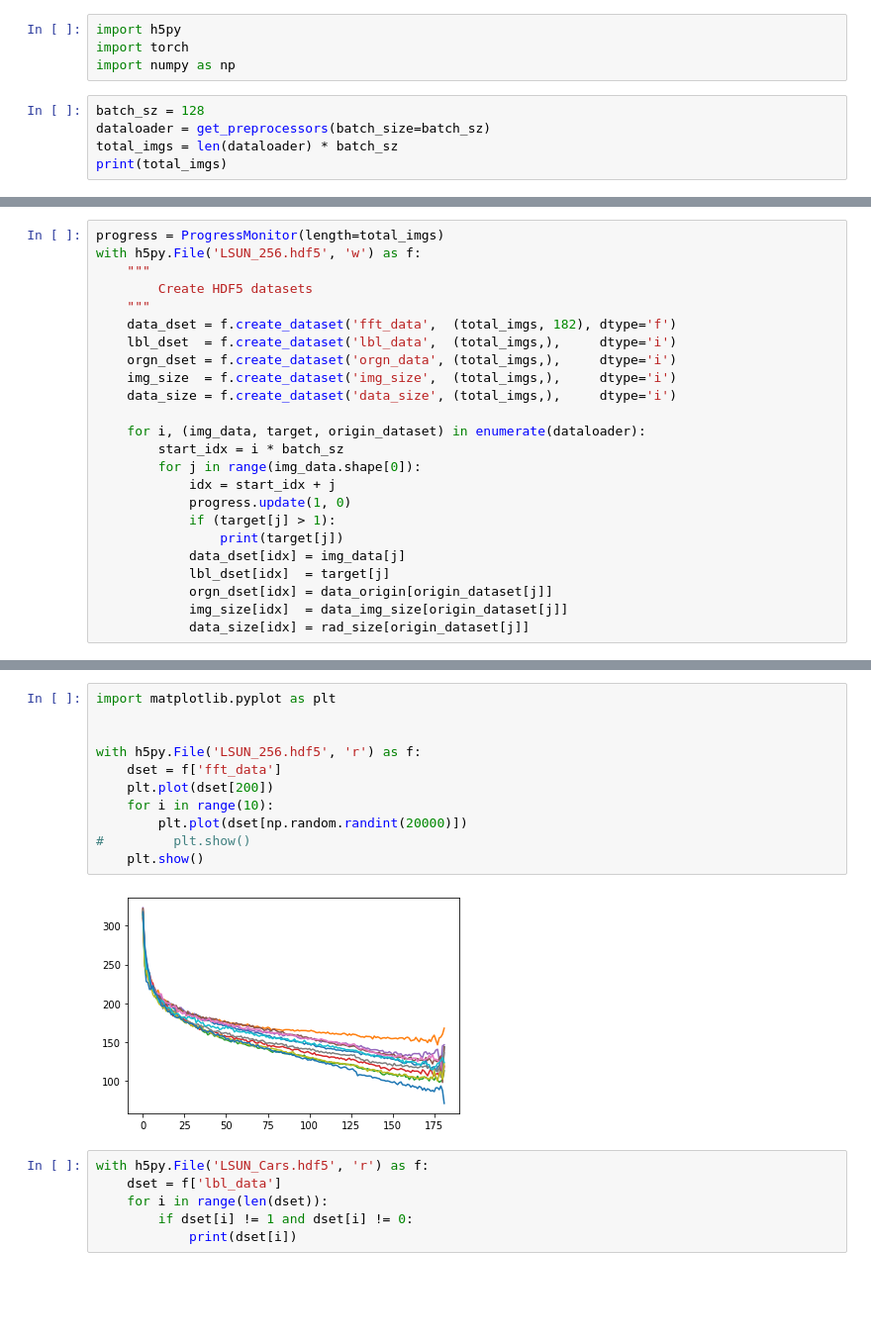
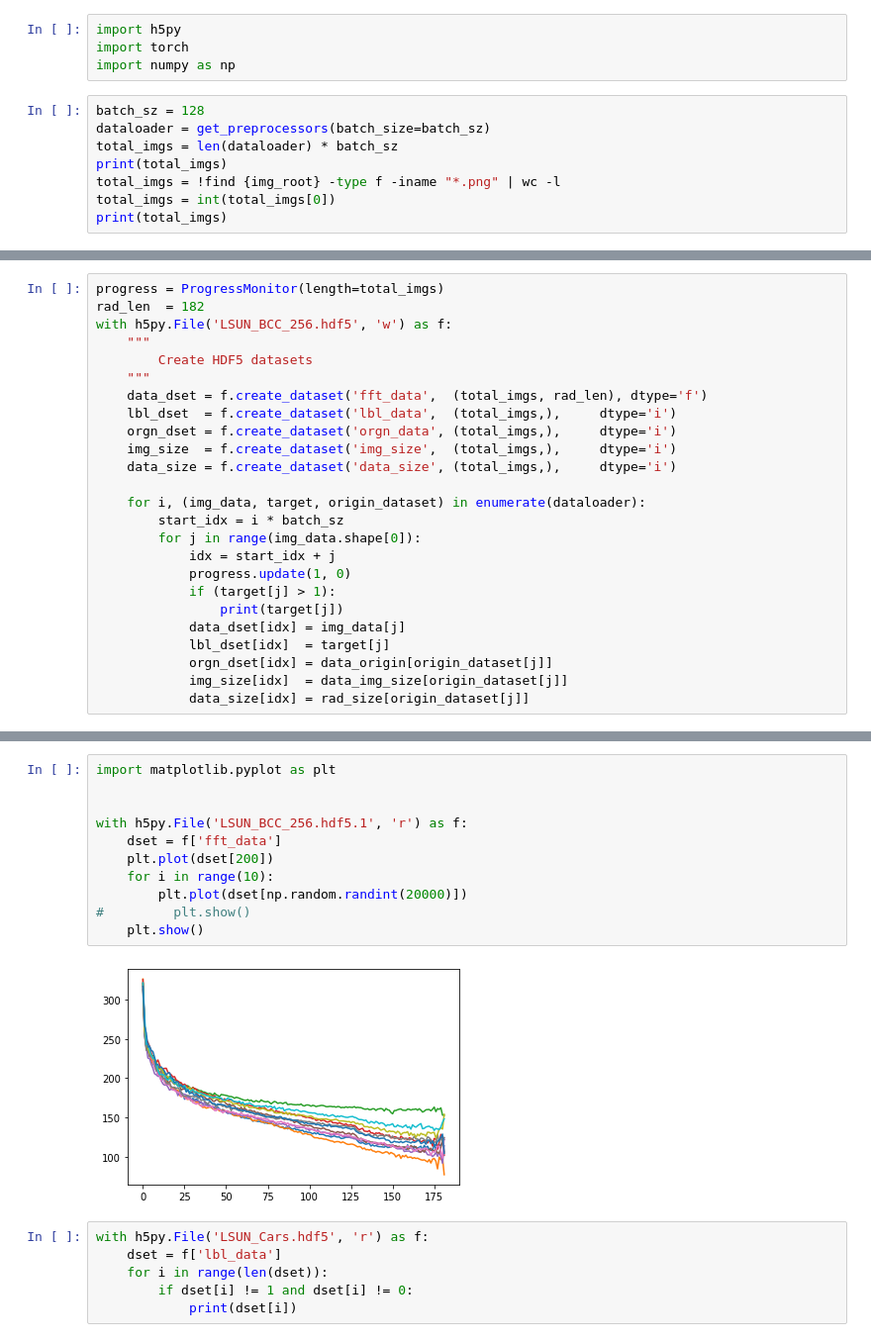
Before and after one commit to avilaJorge/DeepFakeDetector, a Jupyter notebook: DFD_PreProcessor.ipynb, the cells around one changed output, grey strips where cells are left out. Shown at 99% size. Drawn from its saved outputs; the diff is of its cells as text; blank space fills up the shorter version.

Commit message:
Created main dataset

```diff
--- a/DFD_PreProcessor.ipynb
+++ b/DFD_PreProcessor.ipynb
@@ -12,5 +12,8 @@ batch_sz = 128
 dataloader = get_preprocessors(batch_size=batch_sz)
 total_imgs = len(dataloader) * batch_sz
 print(total_imgs)
+total_imgs = !find {img_root} -type f -iname "*.png" | wc -l
+total_imgs = int(total_imgs[0])
+print(total_imgs)
 # %% [output]
 ('Classes: '
@@ -30,10 +36,11 @@ print(total_imgs)
 # %%
 progress = ProgressMonitor(length=total_imgs)
-with h5py.File('LSUN_256.hdf5', 'w') as f:
+rad_len  = 182
+with h5py.File('LSUN_BCC_256.hdf5', 'w') as f:
     """
         Create HDF5 datasets
     """
-    data_dset = f.create_dataset('fft_data',  (total_imgs, 182), dtype='f')
+    data_dset = f.create_dataset('fft_data',  (total_imgs, rad_len), dtype='f')
     lbl_dset  = f.create_dataset('lbl_data',  (total_imgs,),     dtype='i')
     orgn_dset = f.create_dataset('orgn_data', (total_imgs,),     dtype='i')
     img_size  = f.create_dataset('img_size',  (total_imgs,),     dtype='i')
@@ -57,16 +64,16 @@ Loss: 0.0000 40002 / 40064
 # %%
 import matplotlib.pyplot as plt
 
 
-with h5py.File('LSUN_256.hdf5', 'r') as f:
+with h5py.File('LSUN_BCC_256.hdf5.1', 'r') as f:
     dset = f['fft_data']
     plt.plot(dset[200])
     for i in range(10):
         plt.plot(dset[np.random.randint(20000)])
 #         plt.show()
     plt.show()
 # %% [output]
-[figure, old version]
+[figure, new version]
 # %%
 with h5py.File('LSUN_Cars.hdf5', 'r') as f:
     dset = f['lbl_data']
```
Also changed, not shown: parts of 5 cells of this notebook, 4 other files.
